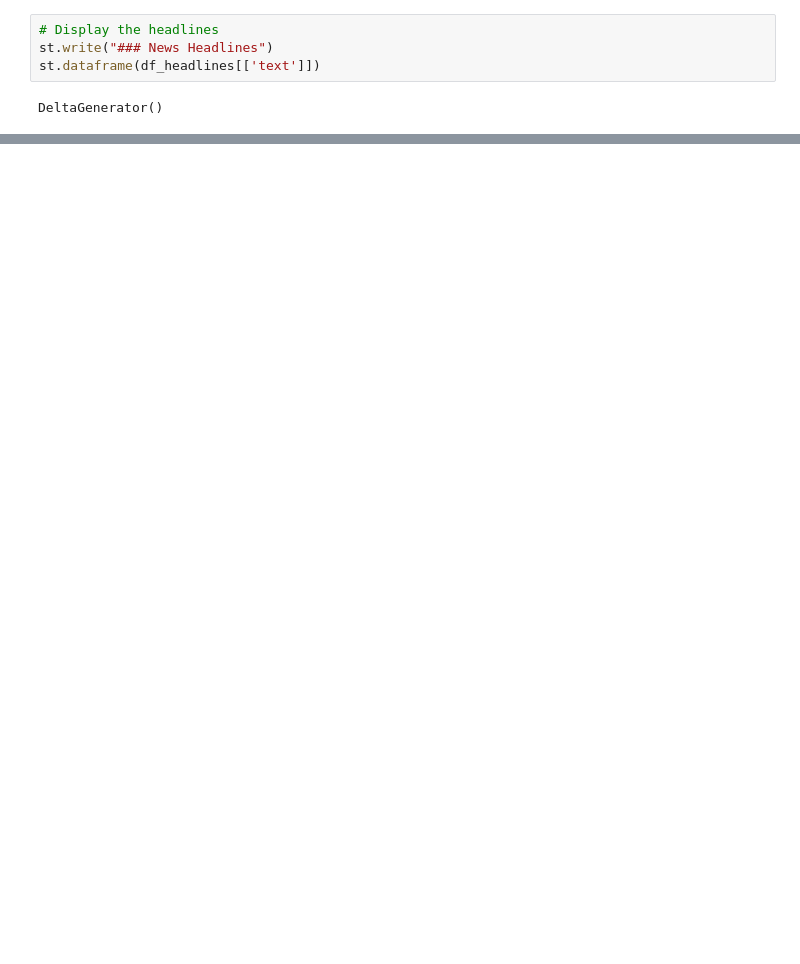
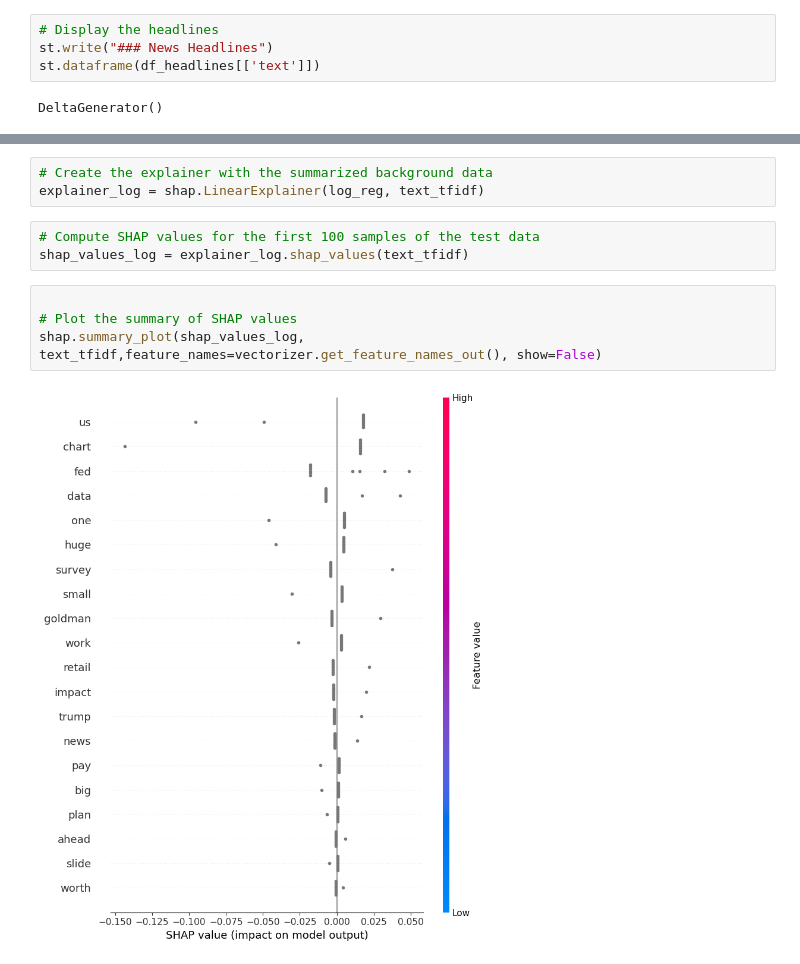
Before and after one commit to hgulati2190/SP500-Predictor-Using-NLP, a Jupyter notebook: 03. Web App Deployment/salma_selection_explanation.ipynb, the cells around one changed output, grey strips where cells are left out. Drawn from its saved outputs; the diff is of its cells as text; blank space fills up the shorter version.

```diff
--- a/03. Web App Deployment/salma_selection_explanation.ipynb
+++ b/03. Web App Deployment/salma_selection_explanation.ipynb
@@ -141,0 +224,12 @@ Timestamp('2024-08-19 00:00:00-0400', tz='America/New_York')
+# %%
+# Create the explainer with the summarized background data
+explainer_log = shap.LinearExplainer(log_reg, text_tfidf)
+# %%
+# Compute SHAP values for the first 100 samples of the test data
+shap_values_log = explainer_log.shap_values(text_tfidf)
+# %%
+
+# Plot the summary of SHAP values
+shap.summary_plot(shap_values_log, text_tfidf,feature_names=vectorizer.get_feature_names_out(), show=False)
+# %% [output]
+[figure, added]
```
Also changed, not shown: parts of 15 cells of this notebook, 2 other files.
